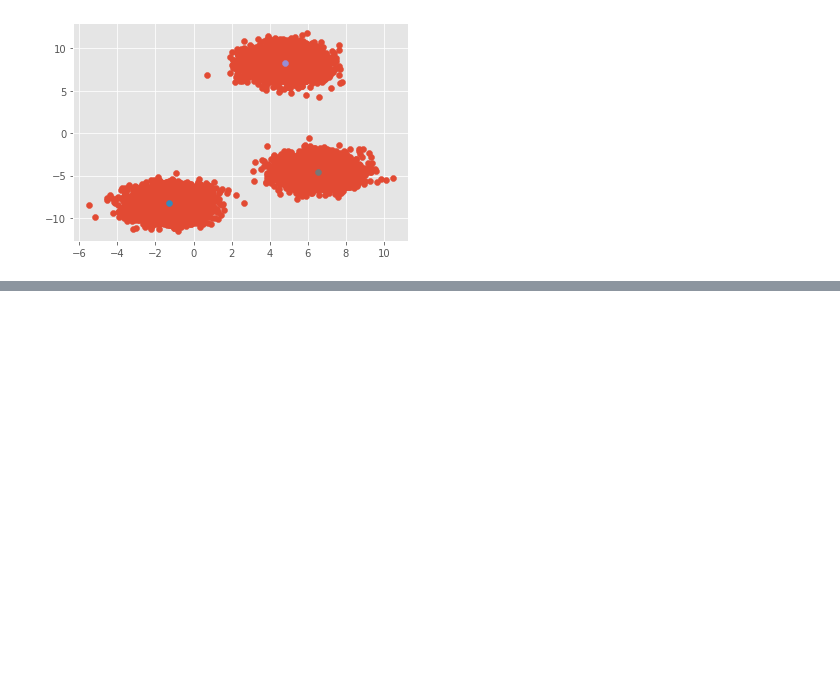
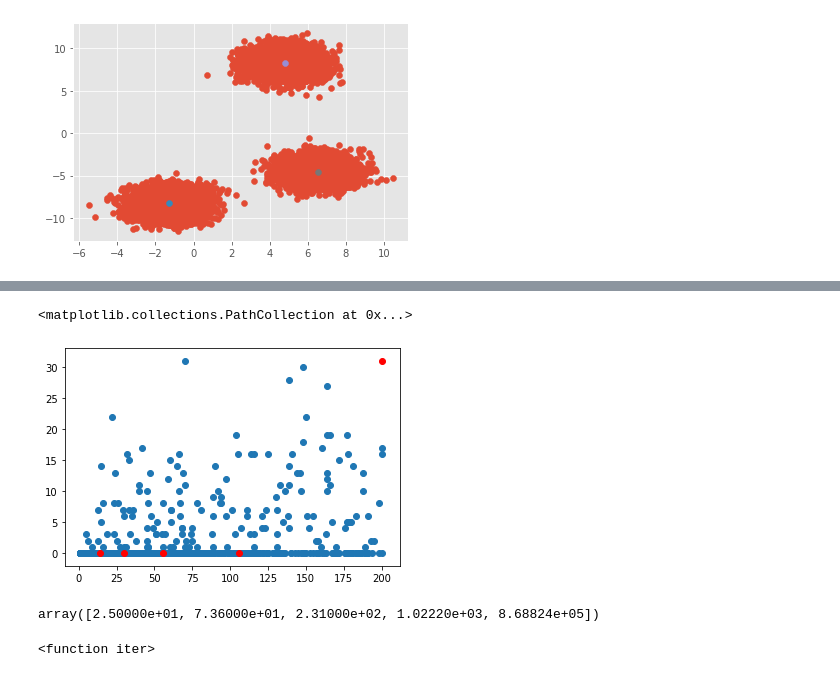
Before and after one commit to nasserboan/manual-kmeans, a Jupyter notebook: manual-kmeans.ipynb, the cells around one changed output, grey strips where cells are left out. Drawn from its saved outputs; the diff is of its cells as text; code cells hidden in the pictures; blank space fills up the shorter version.

```diff
--- a/manual-kmeans.ipynb
+++ b/manual-kmeans.ipynb
@@ -75,0 +222,14 @@ Optmized
+# %%
+plt.scatter(df.cases,df.deaths)
+plt.scatter(x = MyKMeans(k=5,data = df[['cases','deaths']].values)._initialize_centroids()[:,0],y = MyKMeans(k=5,data = df[['cases','deaths']].values)._initialize_centroids()[:,1],c='r')
+# %% [output]
+<matplotlib.collections.PathCollection at 0x...>
+[figure, added]
+# %%
+MyKMeans(k=5,data = df[['cases','deaths']].values)._initialize_centroids()[:,0]
+# %% [output]
+array([2.50000e+01, 7.36000e+01, 2.31000e+02, 1.02220e+03, 8.68824e+05])
+# %%
+iter
+# %% [output]
+<function iter>
```
Also changed, not shown: parts of 13 cells of this notebook, 1 other file.
